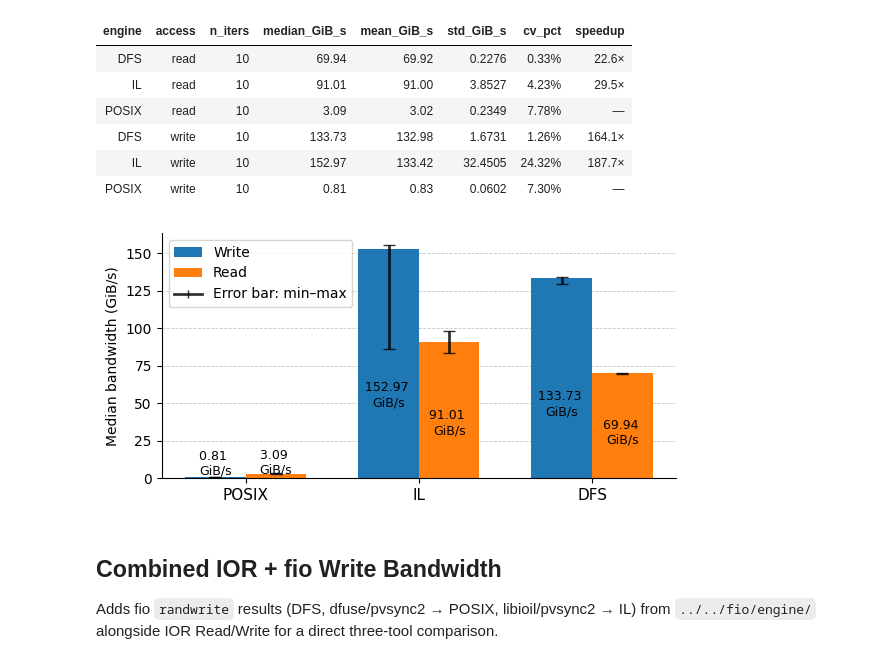
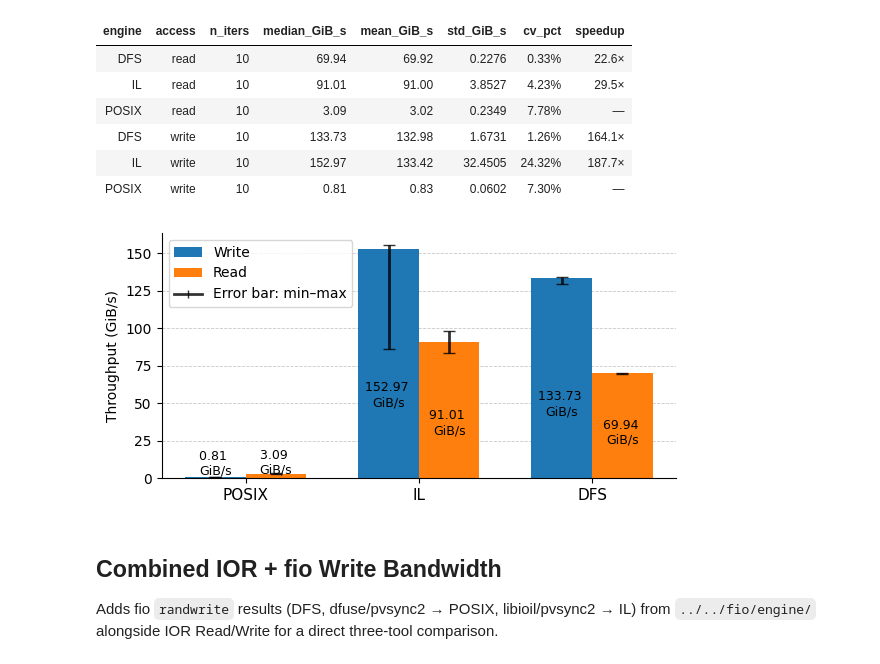
Before and after one commit to cissieAB/pdsw26_daos-bench, a Jupyter notebook: results/aurora/ior/engine/ior_engine_analysis.ipynb, the cells around one changed output. Cells and saved outputs as stored; diff of their text form; code cells hidden in the pictures.

Commit message:
Update some figures appearing in paper
- fio block size --> fio I/O request size
- Bandwidth --> Throughput

```diff
--- a/results/aurora/ior/engine/ior_engine_analysis.ipynb
+++ b/results/aurora/ior/engine/ior_engine_analysis.ipynb
@@ -191,35 +191,35 @@ for i, access in enumerate(["write", "read"]):
                 yerr=[medians - mins, maxs - medians],
                 fmt="none", alpha=0.8, ecolor="black", capsize=4, linewidth=2)
 
     for bar, val in zip(bars, medians):
         ax.text(
             bar.get_x() + bar.get_width() / 2,
             bar.get_height() * 0.3,
             f"{val:.2f} \nGiB/s",
             ha="center", va="bottom", fontsize=9,
         )
 
 ax.set_xticks(x)
 ax.set_xticklabels(eng_labels, fontsize=11)
-ax.set_ylabel("Median bandwidth (GiB/s)")
+ax.set_ylabel("Throughput (GiB/s)")
 cfg = combined[["n", "ppn", "tx"]].iloc[0]
 # ax.set_title(f"POSIX vs IL vs DAOS DFS  [n={cfg['n']}, ppn={cfg['ppn']}, tx={cfg['tx']}]")
 
 # Add error-bar handle to legend
 from matplotlib.lines import Line2D
 eb_handle = Line2D([0], [0], color="black", linewidth=2, alpha=0.8,
                    marker="|", markersize=6, label="Error bar: range (min–max)")
 handles, labels = ax.get_legend_handles_labels()
 ax.legend(handles + [eb_handle], labels + ["Error bar: min–max"])
 
 ax.yaxis.grid(True, linestyle="--", linewidth=0.6, alpha=0.7)
 ax.set_axisbelow(True)
 ax.spines[["top", "right"]].set_visible(False)
 
 fig.tight_layout()
 plt.show()
 # %% [output]
-[figure, old version]
+[figure, new version]
 # %% [markdown]
 ## Combined IOR + fio Write Bandwidth
 
```
Also changed, not shown: parts of 1 cell of this notebook, 3 other files.
